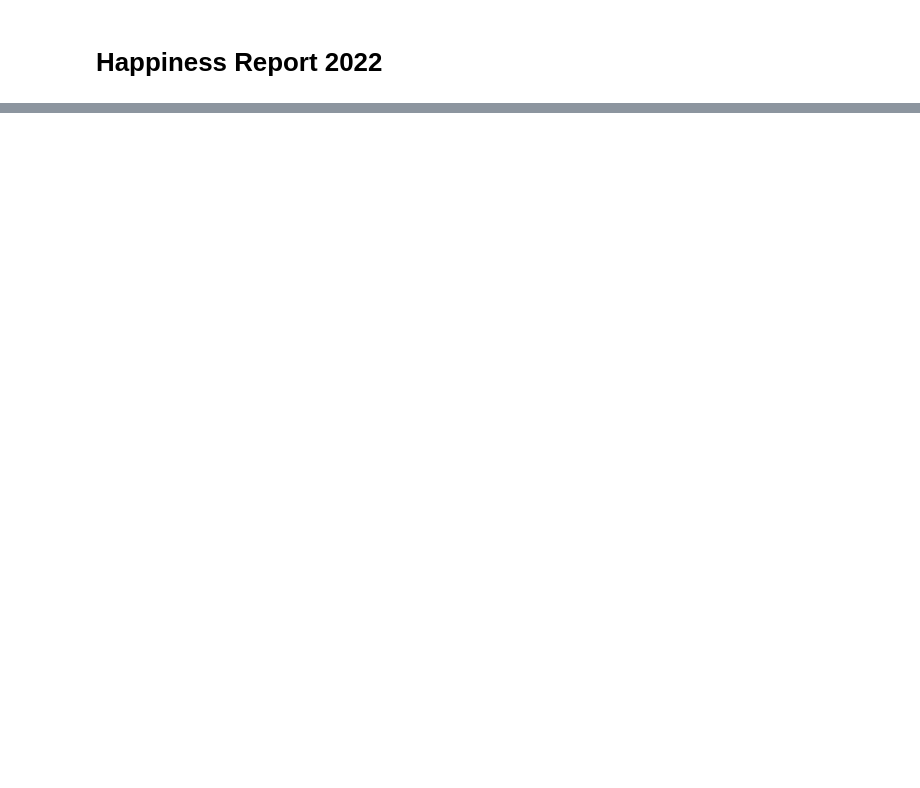
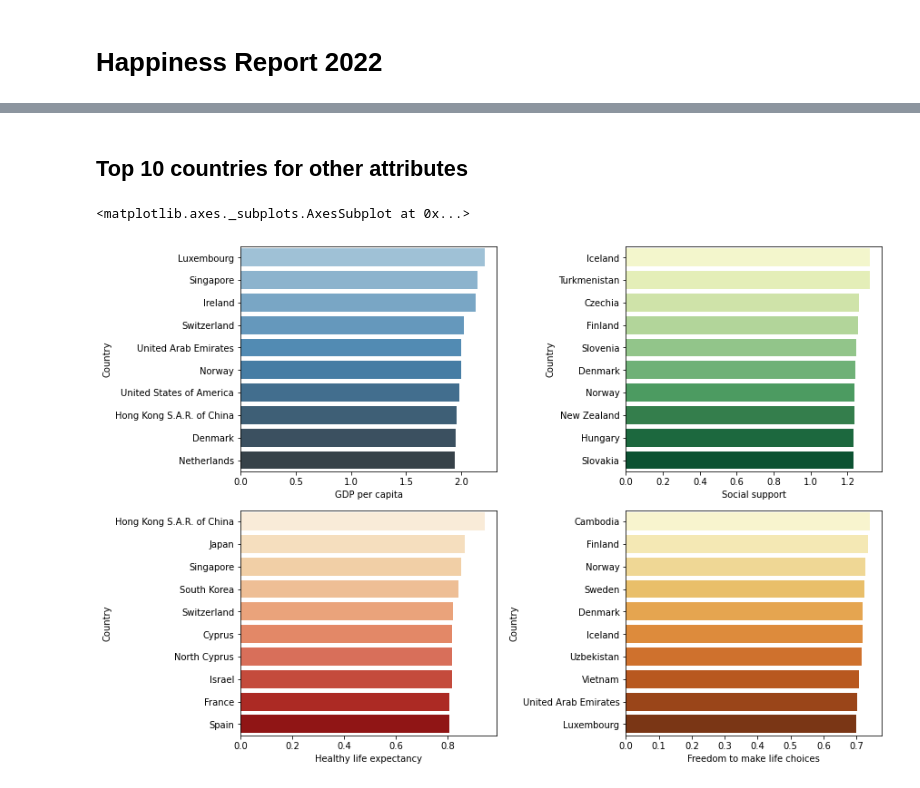
Before and after one commit to johnnyclayton/beginner_projects, a Jupyter notebook: Happiness_Report.ipynb, the cells around one changed output, grey strips where cells are left out. Cells and saved outputs as stored; diff of their text form; code cells hidden in the pictures; blank space fills up the shorter version.

```diff
--- a/Happiness_Report.ipynb
+++ b/Happiness_Report.ipynb
@@ -114,0 +94,15 @@ R2 is 0.5832
+# %% [markdown]
+## Top 10 countries for other attributes
+# %%
+fig, axes = plt.subplots(nrows=2, ncols=2,constrained_layout=True,figsize=(12,8))
+
+sns.barplot(x='GDP per capita',y='Country',data=data.nlargest(10,'GDP per capita'),ax=axes[0,0],palette="Blues_d")
+
+sns.barplot(x='Social support' ,y='Country',data=data.nlargest(10,'Social support'),ax=axes[0,1],palette="YlGn")
+
+sns.barplot(x='Healthy life expectancy' ,y='Country',data=data.nlargest(10,'Healthy life expectancy'),ax=axes[1,0],palette='OrRd')
+
+sns.barplot(x='Freedom to make life choices' ,y='Country',data=data.nlargest(10,'Freedom to make life choices'),ax=axes[1,1],palette='YlOrBr')
+# %% [output]
+<matplotlib.axes._subplots.AxesSubplot at 0x...>
+[figure, added]
```
Also changed, not shown: parts of 29 cells of this notebook.
